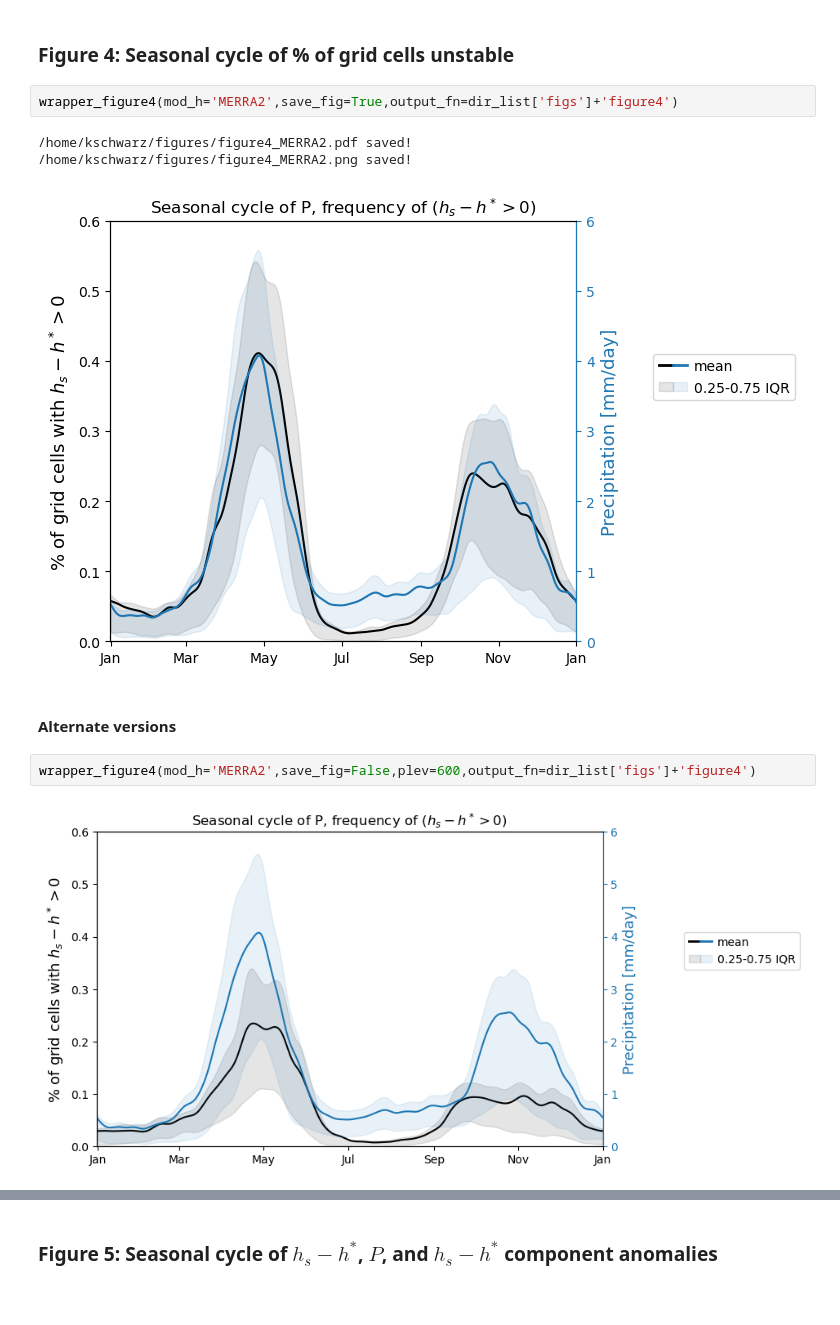
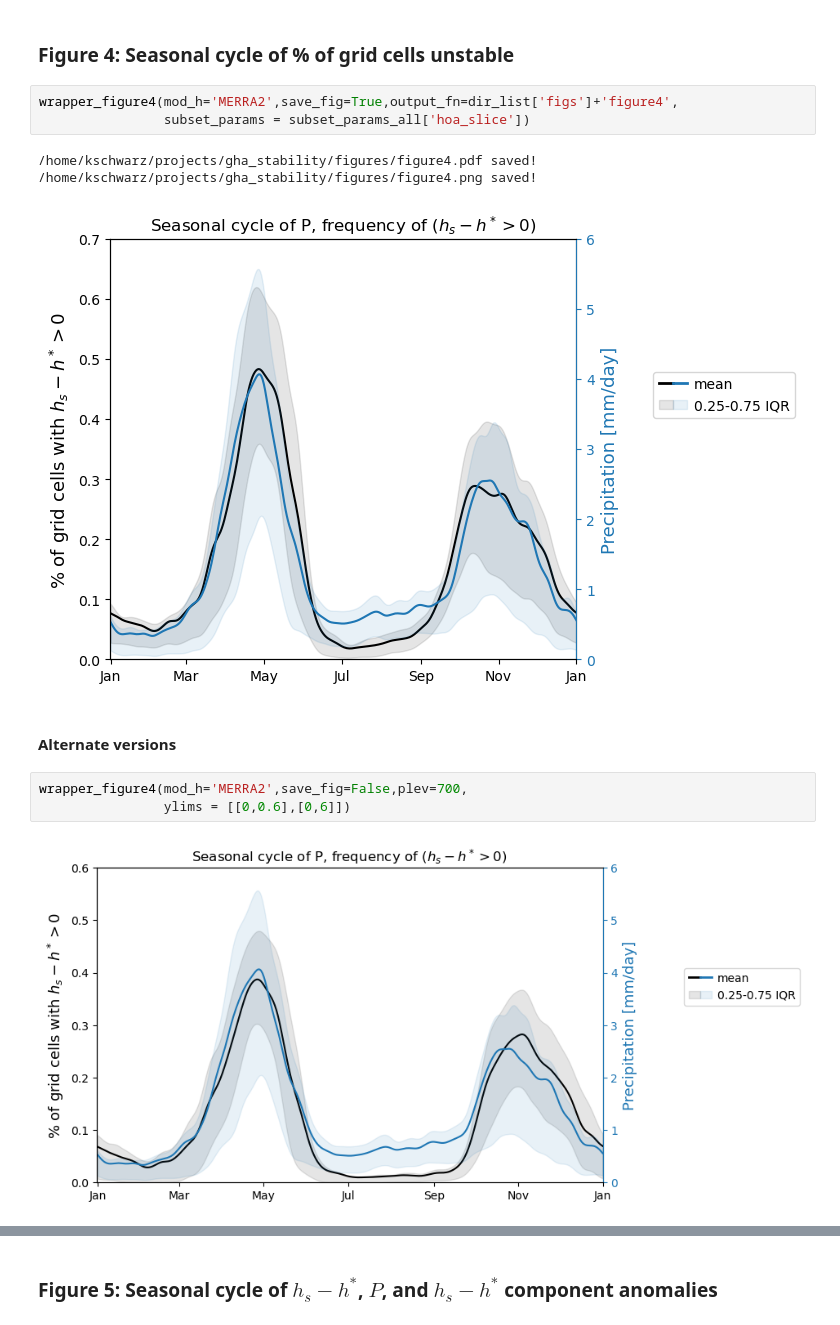
Before and after one commit to ks905383/gha_stability, a Jupyter notebook: code/master_run.ipynb, the cells around one changed output, grey strips where cells are left out. Cells and saved outputs as stored; diff of their text form.

```diff
--- a/code/master_run.ipynb
+++ b/code/master_run.ipynb
@@ -270,14 +362,16 @@ plotting...
 # %% [markdown]
 ### Figure 4: Seasonal cycle of % of grid cells unstable
 # %%
-wrapper_figure4(mod_h='MERRA2',save_fig=True,output_fn=dir_list['figs']+'figure4')
+wrapper_figure4(mod_h='MERRA2',save_fig=True,output_fn=dir_list['figs']+'figure4',
+                subset_params = subset_params_all['hoa_slice'])
 # %% [output]
-/home/kschwarz/figures/figure4_MERRA2.pdf saved!
-/home/kschwarz/figures/figure4_MERRA2.png saved!
+/home/kschwarz/projects/gha_stability/figures/figure4.pdf saved!
+/home/kschwarz/projects/gha_stability/figures/figure4.png saved!
-[figure, old version]
+[figure, new version]
 # %% [markdown]
 #### Alternate versions
 # %%
-wrapper_figure4(mod_h='MERRA2',save_fig=False,plev=600,output_fn=dir_list['figs']+'figure4')
+wrapper_figure4(mod_h='MERRA2',save_fig=False,plev=700,
+                ylims = [[0,0.6],[0,6]])
 # %% [output]
-[figure, old version]
+[figure, new version]
```
Also changed, not shown: parts of 60 cells of this notebook, 36 other files.
